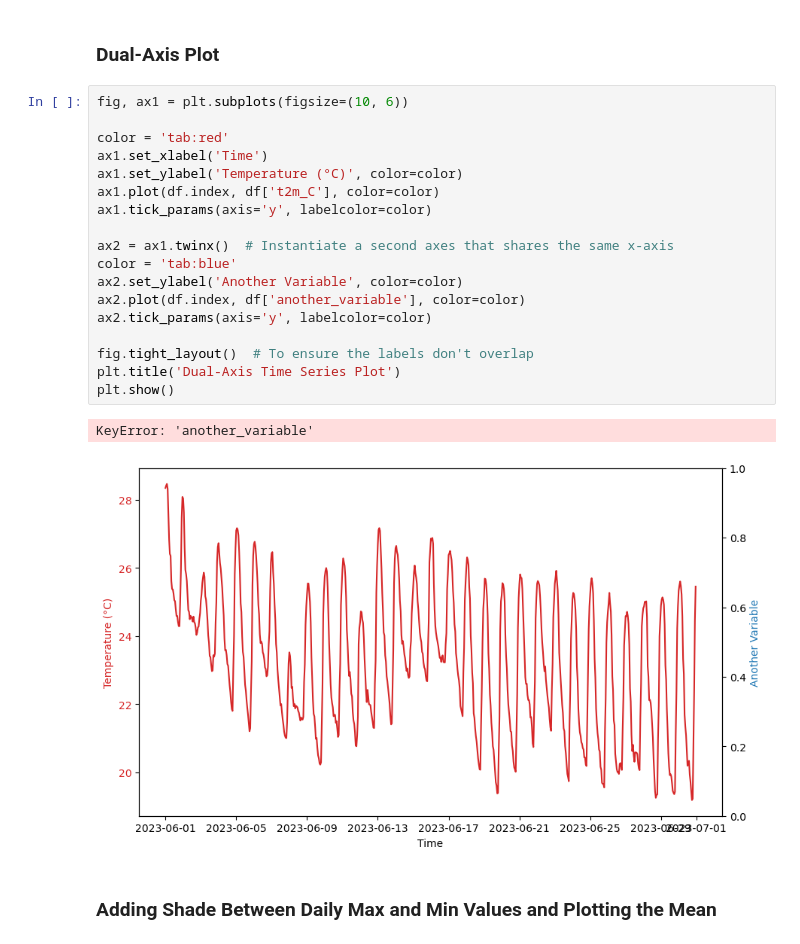
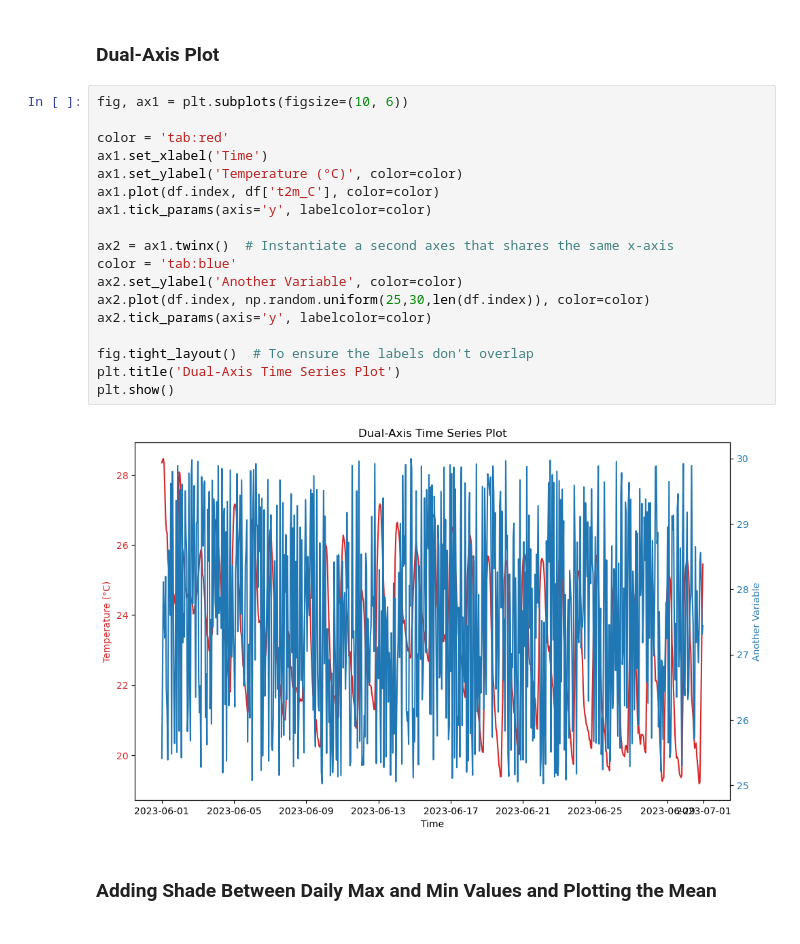
Before and after one commit to achmadrifani/fiji-training-2024, a Jupyter notebook: notebooks/day_06/03_Time_series_plotting.ipynb, the cells around one changed output. Cells and saved outputs as stored; diff of their text form.

```diff
--- a/notebooks/day_06/03_Time_series_plotting.ipynb
+++ b/notebooks/day_06/03_Time_series_plotting.ipynb
@@ -155,24 +177,23 @@ plt.show()
 # %%
 fig, ax1 = plt.subplots(figsize=(10, 6))
 
 color = 'tab:red'
 ax1.set_xlabel('Time')
 ax1.set_ylabel('Temperature (°C)', color=color)
 ax1.plot(df.index, df['t2m_C'], color=color)
 ax1.tick_params(axis='y', labelcolor=color)
 
 ax2 = ax1.twinx()  # Instantiate a second axes that shares the same x-axis
 color = 'tab:blue'
 ax2.set_ylabel('Another Variable', color=color)
-ax2.plot(df.index, df['another_variable'], color=color)
+ax2.plot(df.index, np.random.uniform(25,30,len(df.index)), color=color)
 ax2.tick_params(axis='y', labelcolor=color)
 
 fig.tight_layout()  # To ensure the labels don't overlap
 plt.title('Dual-Axis Time Series Plot')
 plt.show()
 # %% [output]
-KeyError: 'another_variable'
-[figure, old version]
+[figure, new version]
 # %% [markdown]
 ### Adding Shade Between Daily Max and Min Values and Plotting the Mean
 # %%
```
Also changed, not shown: parts of 5 cells of this notebook, 1 other file.
